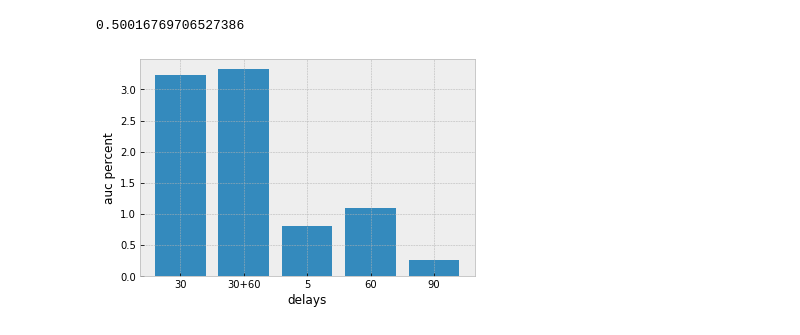
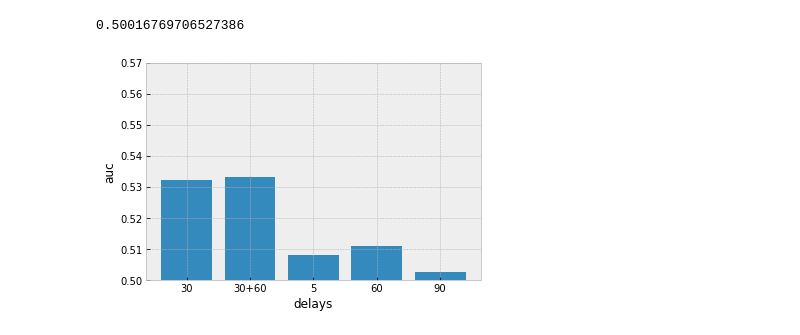
Before and after one commit to eugenbobrov/pzad2017, a Jupyter notebook: task3/homecredit.ipynb, the cells around one changed output. Saved outputs shown, nothing was run; the diff lists cells and outputs as text; code cells hidden in the pictures.

```diff
--- a/task3/homecredit.ipynb
+++ b/task3/homecredit.ipynb
@@ -165,13 +176,14 @@ rocs.append(roc_auc_score(defs, train.groupby('id')['credit delay60'].sum()))
 rocs.append(roc_auc_score(defs, train.groupby('id')['credit delay90'].sum()))
 rocs.append(roc_auc_score(defs, train.groupby('id') \
     [['credit delay30', 'credit delay60']].sum().sum(axis=1)))
-rocs = np.abs(np.array(rocs) - 0.5)*100
+rocs = np.abs(np.array(rocs))
 # %%
 names = ('5', '30', '60', '90', '30+60')
 # %%
 plt.bar(names, rocs)
-plt.ylabel('auc percent')
+plt.ylabel('auc')
+plt.ylim(0.5, 0.57)
 plt.xlabel('delays')
 plt.savefig('images/delays.pdf')
 # %% [output]
-[figure, old version]
+[figure, new version]
```
Also changed, not shown: parts of 6 cells of this notebook, 8 other files.
